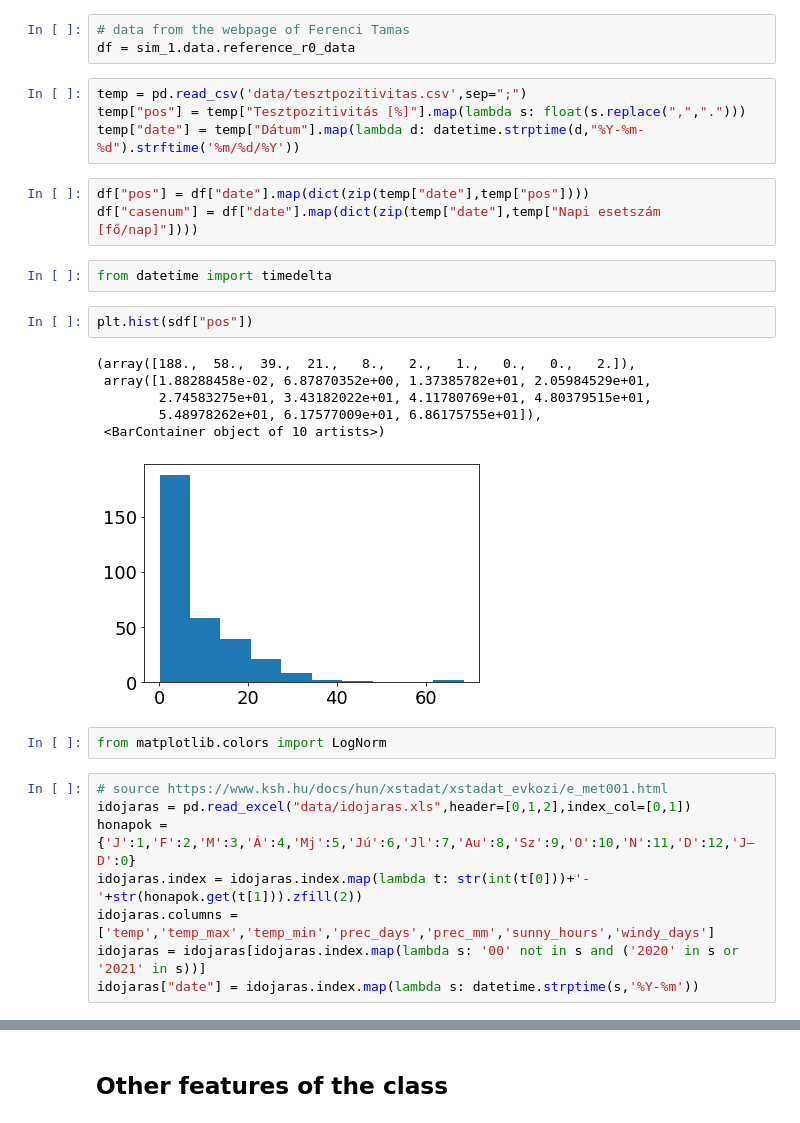
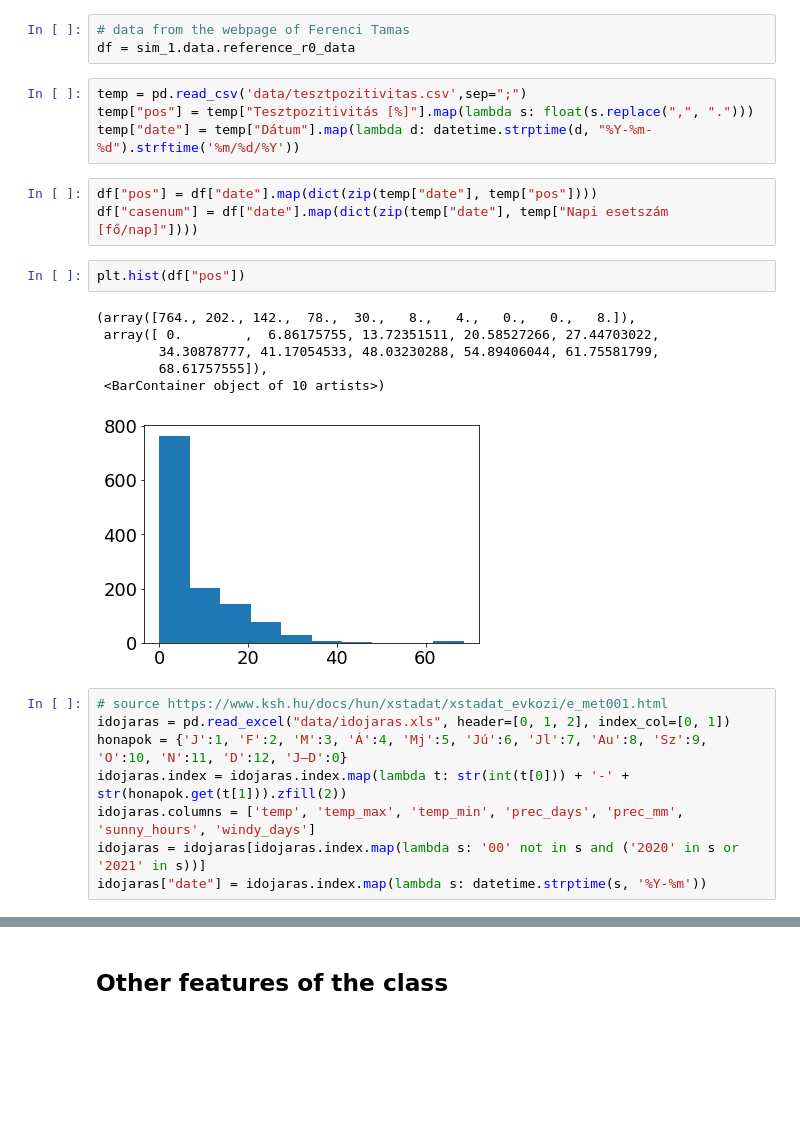
Before and after one commit to zsvizi/r-eff-social-contact-surveys-covid-19-hungary, a Jupyter notebook: figures.ipynb, the cells around one changed output, grey strips where cells are left out. Saved outputs shown, nothing was run; the diff lists cells and outputs as text; blank space fills up the shorter version.

```diff
--- a/figures.ipynb
+++ b/figures.ipynb
@@ -241,32 +272,28 @@ t2 = [datetime.fromtimestamp(t) for t in sim_2.timestamps]
 df = sim_1.data.reference_r0_data
 # %%
 temp = pd.read_csv('data/tesztpozitivitas.csv',sep=";")
-temp["pos"] = temp["Tesztpozitivitás [%]"].map(lambda s: float(s.replace(",",".")))
-temp["date"] = temp["Dátum"].map(lambda d: datetime.strptime(d,"%Y-%m-%d").strftime('%m/%d/%Y'))
+temp["pos"] = temp["Tesztpozitivitás [%]"].map(lambda s: float(s.replace(",", ".")))
+temp["date"] = temp["Dátum"].map(lambda d: datetime.strptime(d, "%Y-%m-%d").strftime('%m/%d/%Y'))
 # %%
-df["pos"] = df["date"].map(dict(zip(temp["date"],temp["pos"])))
-df["casenum"] = df["date"].map(dict(zip(temp["date"],temp["Napi esetszám [fő/nap]"])))
+df["pos"] = df["date"].map(dict(zip(temp["date"], temp["pos"])))
+df["casenum"] = df["date"].map(dict(zip(temp["date"], temp["Napi esetszám [fő/nap]"])))
-# %%
-from datetime import timedelta
 # %%
-plt.hist(sdf["pos"])
+plt.hist(df["pos"])
 # %% [output]
-(array([188.,  58.,  39.,  21.,   8.,   2.,   1.,   0.,   0.,   2.]),
- array([1.88288458e-02, 6.87870352e+00, 1.37385782e+01, 2.05984529e+01,
-        2.74583275e+01, 3.43182022e+01, 4.11780769e+01, 4.80379515e+01,
-        5.48978262e+01, 6.17577009e+01, 6.86175755e+01]),
+(array([764., 202., 142.,  78.,  30.,   8.,   4.,   0.,   0.,   8.]),
+ array([ 0.        ,  6.86175755, 13.72351511, 20.58527266, 27.44703022,
+        34.30878777, 41.17054533, 48.03230288, 54.89406044, 61.75581799,
+        68.61757555]),
  <BarContainer object of 10 artists>)
-[figure, old version]
+[figure, new version]
-# %%
-from matplotlib.colors import LogNorm
 # %%
 # source https://www.ksh.hu/docs/hun/xstadat/xstadat_evkozi/e_met001.html
-idojaras = pd.read_excel("data/idojaras.xls",header=[0,1,2],index_col=[0,1])
-honapok = {'J':1,'F':2,'M':3,'Á':4,'Mj':5,'Jú':6,'Jl':7,'Au':8,'Sz':9,'O':10,'N':11,'D':12,'J–D':0}
-idojaras.index = idojaras.index.map(lambda t: str(int(t[0]))+'-'+str(honapok.get(t[1])).zfill(2))
-idojaras.columns = ['temp','temp_max','temp_min','prec_days','prec_mm','sunny_hours','windy_days']
+idojaras = pd.read_excel("data/idojaras.xls", header=[0, 1, 2], index_col=[0, 1])
+honapok = {'J':1, 'F':2, 'M':3, 'Á':4, 'Mj':5, 'Jú':6, 'Jl':7, 'Au':8, 'Sz':9, 'O':10, 'N':11, 'D':12, 'J–D':0}
+idojaras.index = idojaras.index.map(lambda t: str(int(t[0])) + '-' + str(honapok.get(t[1])).zfill(2))
+idojaras.columns = ['temp', 'temp_max', 'temp_min', 'prec_days', 'prec_mm', 'sunny_hours', 'windy_days']
 idojaras = idojaras[idojaras.index.map(lambda s: '00' not in s and ('2020' in s or '2021' in s))]
-idojaras["date"] = idojaras.index.map(lambda s: datetime.strptime(s,'%Y-%m'))
+idojaras["date"] = idojaras.index.map(lambda s: datetime.strptime(s, '%Y-%m'))
 # %%
 plt.figure(figsize=(30,10))
 
```
Also changed, not shown: parts of 23 cells of this notebook, 2 other files.
